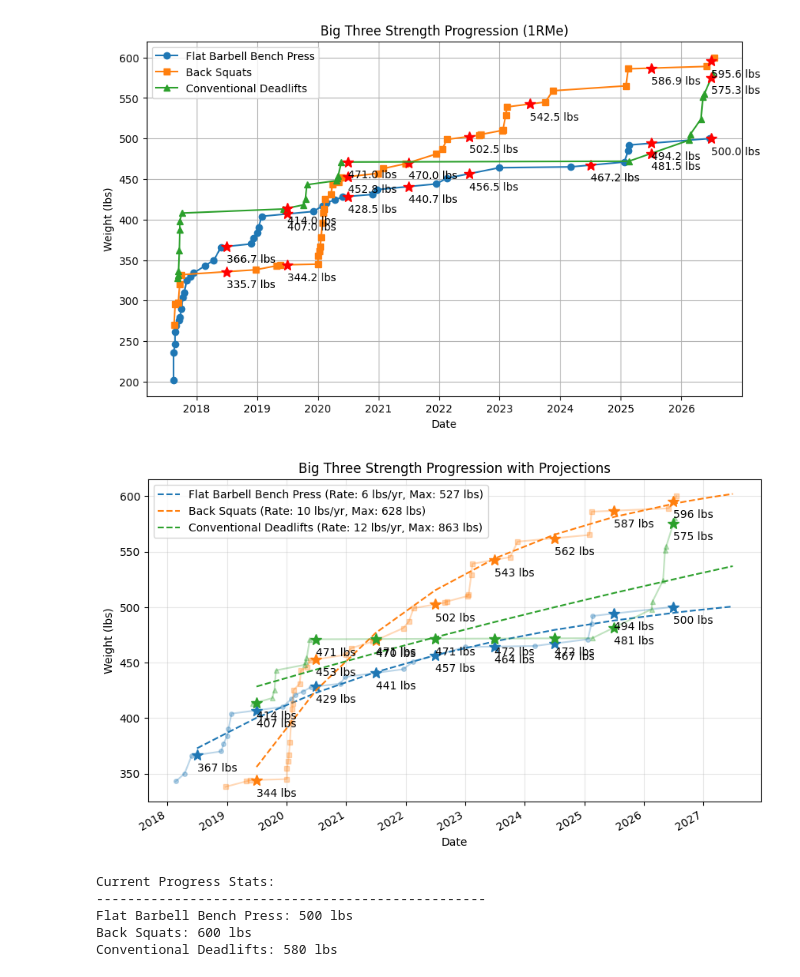
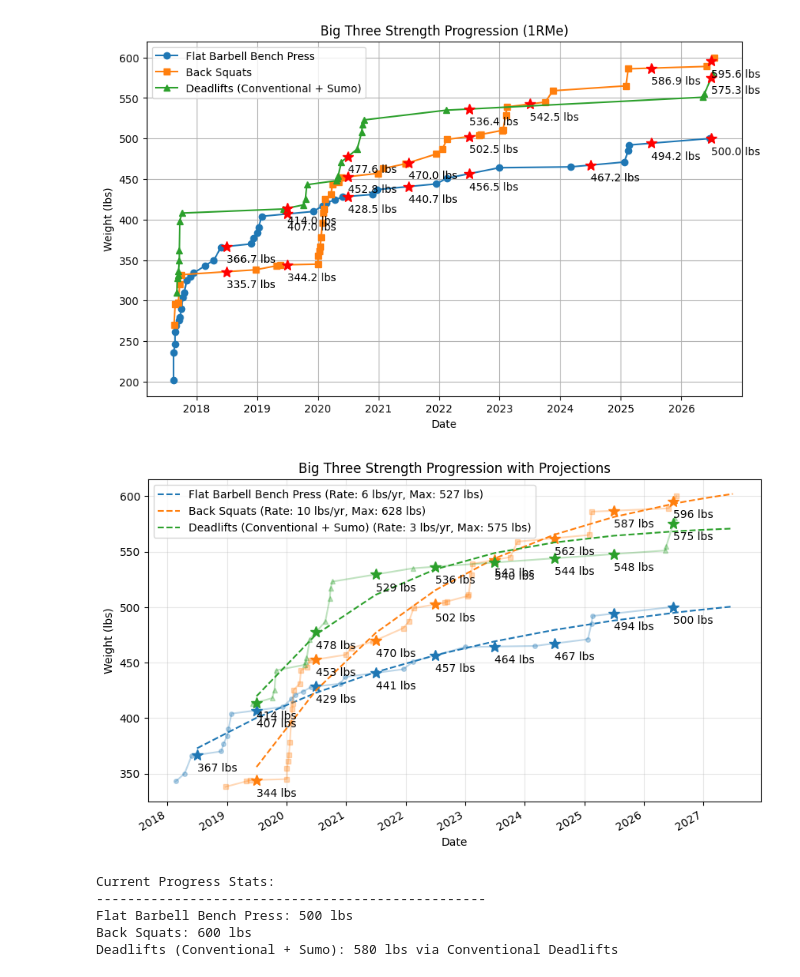
Before and after one commit to WeightliftingApp/WeightliftingApp-AnalyzeData, a Jupyter notebook: src/analyze_big_three.ipynb, the cells around one changed output. Saved outputs shown, nothing was run; the diff lists cells and outputs as text; code cells hidden in the pictures.

Commit message:
Combine conventional and sumo deadlift progression

```diff
--- a/src/analyze_big_three.ipynb
+++ b/src/analyze_big_three.ipynb
@@ -9,19 +9,34 @@ wld = WLD(file_path="../data/example-chappy.wld")
 import matplotlib.pyplot as plt
 import pandas as pd
 
-# Collect data for each exercise
-exercises = ["Flat Barbell Bench Press", "Back Squats", "Conventional Deadlifts"]
-exercise_data = {ex: [] for ex in exercises}
+# Group both competition-legal deadlift styles into one overall progression.
+exercise_variants = {
+    "Flat Barbell Bench Press": {"Flat Barbell Bench Press"},
+    "Back Squats": {"Back Squats"},
+    "Deadlifts (Conventional + Sumo)": {
+        "Conventional Deadlifts",
+        "Sumo Deadlifts",
+    },
+}
+exercises = list(exercise_variants)
+exercise_data = {exercise: [] for exercise in exercises}
+variant_to_exercise = {
+    variant: exercise
+    for exercise, variants in exercise_variants.items()
+    for variant in variants
+}
 
 for workout in wld.workouts:
     for exercise in workout.exercises:
-        key = exercise.displayName()
-        if key in exercises:
+        variant = exercise.displayName()
+        exercise_group = variant_to_exercise.get(variant)
+        if exercise_group is not None:
             for set_data in exercise.sets:
                 if set_data.weight is not None:  # Only include sets with weight data
-                    exercise_data[key].append({
+                    exercise_data[exercise_group].append({
                         "date": workout.date,
-                        "weight": set_data.oneRM
+                        "weight": set_data.oneRM,
+                        "variant": variant,
                     })
 
 # Convert to DataFrames and get max progressions
@@ -38,7 +53,11 @@ for exercise in exercises:
         for _, row in df.iterrows():
             if row["weight"] > running_max:
                 running_max = row["weight"]
-                max_data.append({"date": row["date"], "weight": row["weight"]})
+                max_data.append({
+                    "date": row["date"],
+                    "weight": row["weight"],
+                    "variant": row["variant"],
+                })
 
         max_dfs[exercise] = pd.DataFrame(max_data)
 
@@ -109,7 +128,7 @@ plt.grid(True)
 plt.legend()
 plt.show()
 # %% [output]
-[figure, old version]
+[figure, new version]
 # %%
 from scipy.optimize import curve_fit
 from matplotlib.dates import date2num, num2date
@@ -233,37 +252,42 @@ for exercise, marker in zip(exercises, markers):
 
                 # Plot projection
                 plt.plot(
                     future_dates,
                     trendline,
                     "--",
                     color=line_color,
                     label=f"{exercise} (Rate: {current_rate:.0f} lbs/yr, Max: {popt[0]:.0f} lbs)",
                 )
 
             except RuntimeError:
                 print(f"Could not fit curve for {exercise}")
                 continue
 
 plt.title("Big Three Strength Progression with Projections")
 plt.xlabel("Date")
 plt.ylabel("Weight (lbs)")
 plt.grid(True, alpha=0.3)
 plt.legend()
 plt.gcf().autofmt_xdate()
 plt.show()
 
 # Print current stats
 print("\nCurrent Progress Stats:")
 print("-" * 50)
 for exercise in exercises:
     if exercise in max_dfs and not max_dfs[exercise].empty:
         df = max_dfs[exercise]
         current_weight = df["weight"].iloc[-1]
-        print(f"{exercise}: {current_weight:.0f} lbs")
+        variant_suffix = (
+            f" via {df['variant'].iloc[-1]}"
+            if len(exercise_variants[exercise]) > 1
+            else ""
+        )
+        print(f"{exercise}: {current_weight:.0f} lbs{variant_suffix}")
 # %% [output]
-[figure, old version]
+[figure, new version]
 Current Progress Stats:
 --------------------------------------------------
 Flat Barbell Bench Press: 500 lbs
 Back Squats: 600 lbs
-Conventional Deadlifts: 580 lbs
+Deadlifts (Conventional + Sumo): 580 lbs via Conventional Deadlifts
```
Also changed, not shown: parts of 1 cell of this notebook.
